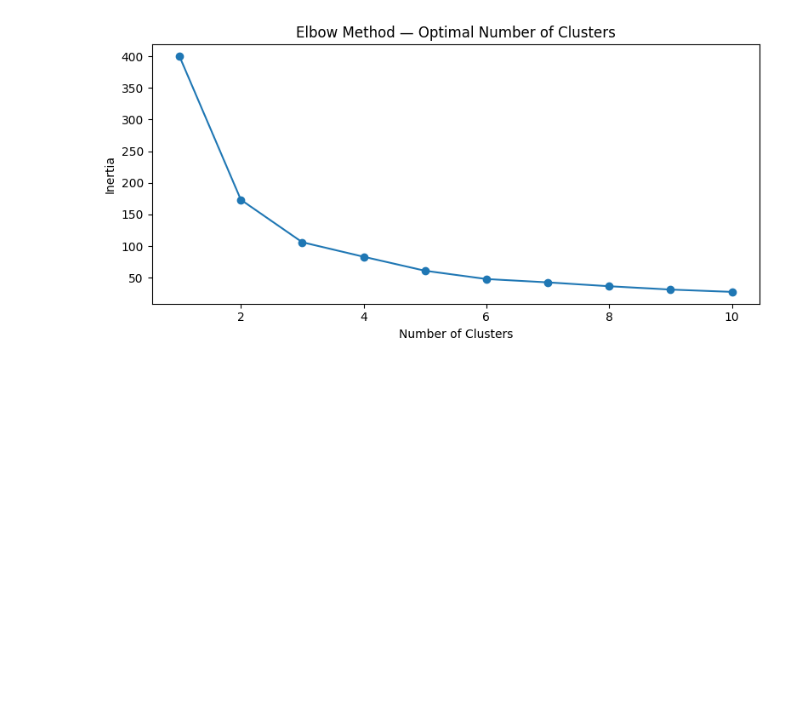
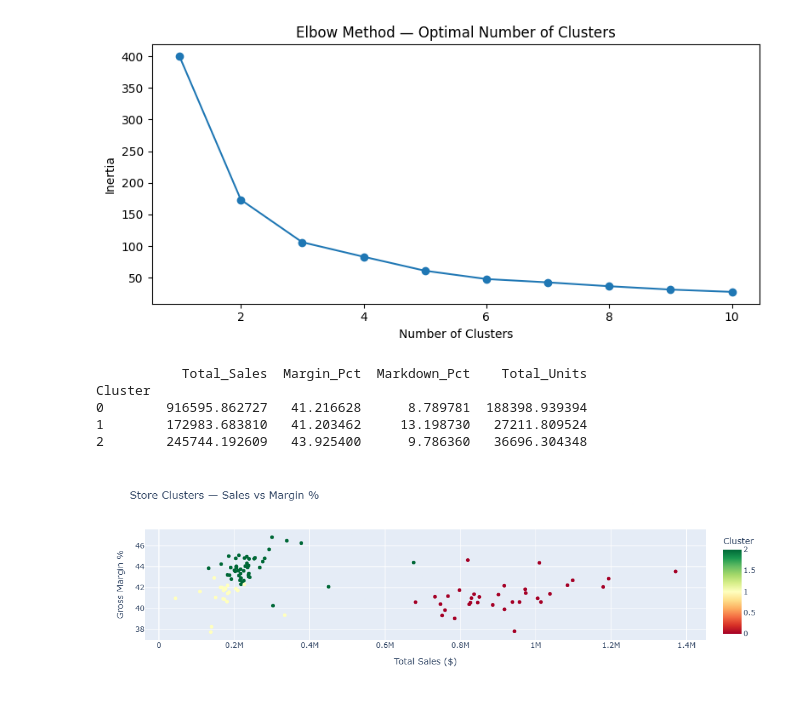
Before and after one commit to ThecrypsycH/Retail-Sales-Analysis, a Jupyter notebook: Retail_Sales_Analysis.ipynb, the cells around one changed output. Drawn from its saved outputs; the diff is of its cells as text; code cells hidden in the pictures; blank space fills up the shorter version.

Commit message:
Add K-Means clustering and store segmentation

```diff
--- a/Retail_Sales_Analysis.ipynb
+++ b/Retail_Sales_Analysis.ipynb
@@ -539,3 +546,25 @@ plt.tight_layout()
 plt.show()
 # %% [output]
 [figure]
+# %%
+# Apply K-Means with 3 clusters
+km_final = KMeans(n_clusters=3, random_state=42, n_init=10)
+cluster_df['Cluster'] = km_final.fit_predict(scaled)
+
+# See what each cluster looks like
+print(cluster_df.groupby('Cluster')[features].mean())
+
+# Visualize
+fig = px.scatter(cluster_df, x='Total_Sales', y='Margin_Pct',
+                 color='Cluster', hover_data=['LocationID'],
+                 title='Store Clusters — Sales vs Margin %',
+                 labels={'Total_Sales': 'Total Sales ($)', 'Margin_Pct': 'Gross Margin %'},
+                 color_continuous_scale='RdYlGn')
+fig.show()
+# %% [output]
+           Total_Sales  Margin_Pct  Markdown_Pct    Total_Units
+Cluster
+0        916595.862727   41.216628      8.789781  188398.939394
+1        172983.683810   41.203462     13.198730   27211.809524
+2        245744.192609   43.925400      9.786360   36696.304348
+[figure, added]
```
Also changed, not shown: parts of 1 cell of this notebook.
